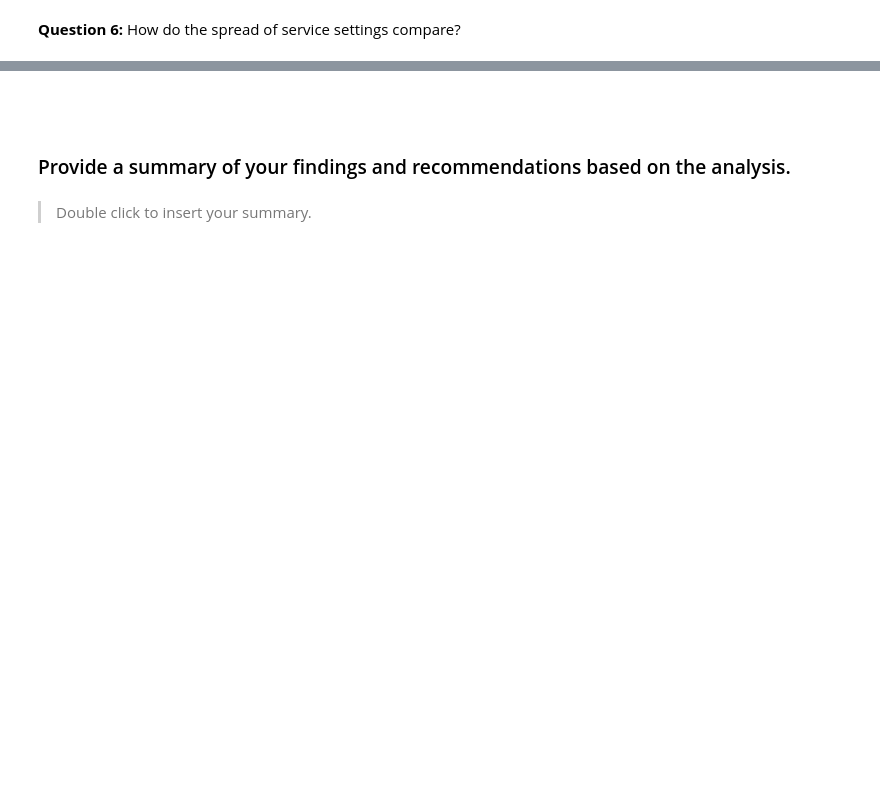
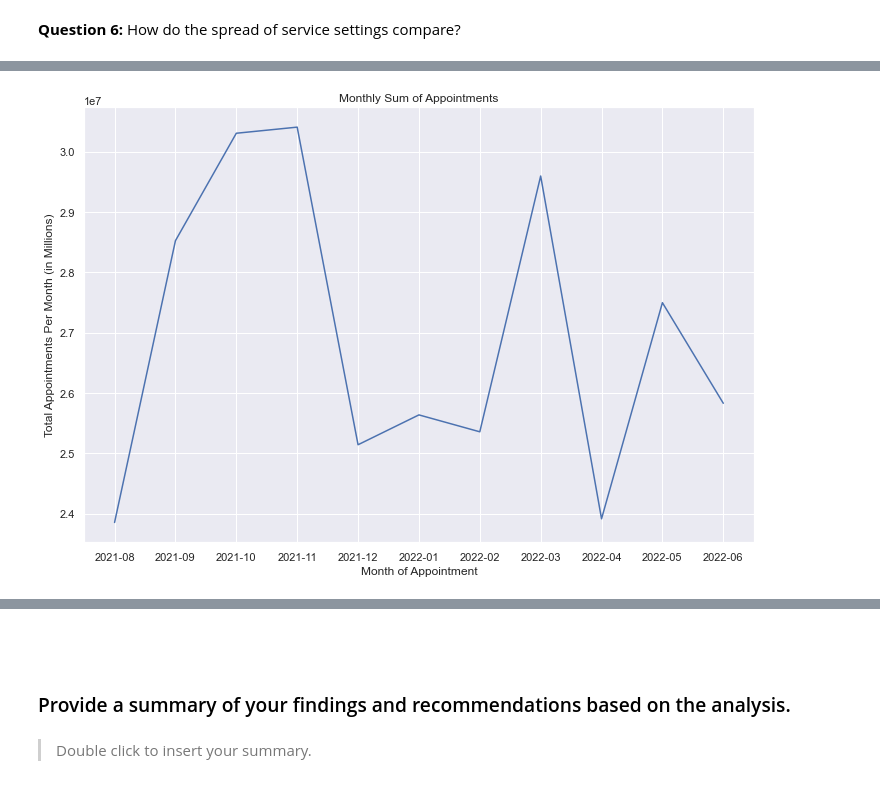
Before and after one commit to mikebenas/LSE_DA_NHS_analysis, a Jupyter notebook: Benas_Mike_DA201_Assignment_Notebook.ipynb, the cells around one changed output, grey strips where cells are left out. Drawn from its saved outputs; the diff is of its cells as text; code cells hidden in the pictures; blank space fills up the shorter version.

```diff
--- a/Benas_Mike_DA201_Assignment_Notebook.ipynb
+++ b/Benas_Mike_DA201_Assignment_Notebook.ipynb
@@ -1439,3 +1418,5 @@ Text(0, 0.5, 'Total Appointments Per Month (in Millions)')
 **Question 6:** How do the spread of service settings compare?
 # %%
 # Let's go back to the national category DataFrame you created in an earlier assignment activity.
+nc = pd.read_excel('national_categories.xlsx')
+nc.head()
@@ -1442,5 +1430,18 @@ Text(0, 0.5, 'Total Appointments Per Month (in Millions)')
 # %%
 # Create a new DataFrame consisting of the month of appointment and the number of appointments.
-
+nc_df = nc [['appointment_month', 'count_of_appointments', 'service_setting']].\
+groupby(['appointment_month']).\
+sum().reset_index()
 # View the DataFrame.
+nc_df.head()
+# Create the plot
+fig, ax = plt.subplots()
+fig.set_size_inches(12, 8)
+plt.title("Monthly Sum of Appointments")
+sns.lineplot(x='appointment_month', y='count_of_appointments', data=nc_df)
+plt.xlabel('Month of Appointment')
+plt.ylabel('Total Appointments Per Month (in Millions)')
+plt.show;
+# %% [output]
+[figure, added]
 # %%
```
Also changed, not shown: parts of 11 cells of this notebook.
